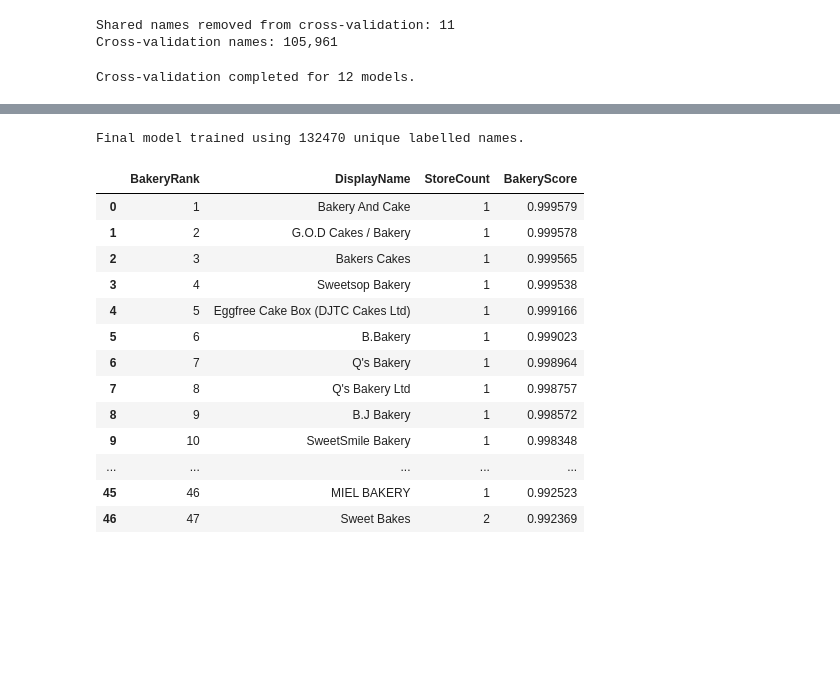
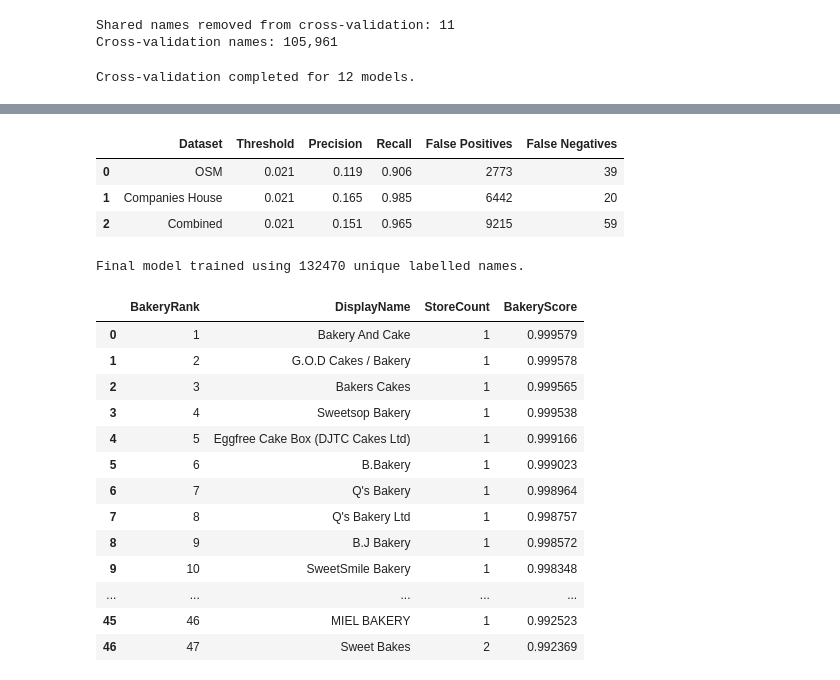
Before and after one commit to rhhythhm/london-bakery-provision, a Jupyter notebook: notebooks/final_bakery_classifier_07.ipynb, the cells around one changed output, grey strips where cells are left out. Saved outputs shown, nothing was run; the diff lists cells and outputs as text; code cells hidden in the pictures; blank space fills up the shorter version.

Commit message:
Complete final bakery classifier

```diff
--- a/notebooks/final_bakery_classifier_07.ipynb
+++ b/notebooks/final_bakery_classifier_07.ipynb
@@ -568,6 +568,49 @@ top_models_by_recall[
 | 26 | 0.99 | Combined | character and word | b... | 0.017 | 0.039 | 0.990 | 0.137 | ... |
 | 27 | 0.99 | Combined | character | balanced | 0.024 | 0.036 | 0.990 | 0.135 | ... |
 | 28 | 0.99 | OSM | character and word | unweig... | 0.003 | 0.035 | 0.993 | 0.135 | ... |
+# %%
+selected_model_name = "Combined | character and word | unweighted"
+
+selected_threshold = (high_recall_cv_results[
+    (high_recall_cv_results["Model"] == selected_model_name) & (high_recall_cv_results["Target Recall"] == 0.90)]
+    ["Threshold"].iloc[0])
+
+evaluation_model = build_bakery_model(feature_type="character_and_word", class_weight=None)
+
+evaluation_model.fit(combined_training_dataset["CleanBusinessName"], combined_training_dataset["BakeryLabel"])
+
+final_test_results = []
+
+test_datasets = {
+    "OSM": osm_test,
+    "Companies House": companies_house_test,
+    "Combined": combined_testing_dataset
+}
+
+for dataset_name, test_data in test_datasets.items():
+
+    scores = evaluation_model.predict_proba(test_data["CleanBusinessName"])[:, 1]
+
+    results = evaluate_scores(
+        actual_labels=test_data["BakeryLabel"],
+        scores=scores,
+        threshold=selected_threshold)
+
+    final_test_results.append({
+        "Dataset": dataset_name,
+        "Threshold": selected_threshold,
+        "Precision": results["Precision"],
+        "Recall": results["Recall"],
+        "False Positives": results["FalsePositives"],
+        "False Negatives": results["FalseNegatives"]
+    })
+
+pd.DataFrame(final_test_results).round(3)
+# %% [output]
+|  | Dataset | Threshold | Precision | Recall | False Positives | False Negatives |
+| 0 | OSM | 0.021 | 0.119 | 0.906 | 2773 | 39 |
+| 1 | Companies House | 0.021 | 0.165 | 0.985 | 6442 | 20 |
+| 2 | Combined | 0.021 | 0.151 | 0.965 | 9215 | 59 |
 # %%
 full_labelled_dataset = (pd.concat(
     [osm_model_data, companies_house_model_data], ignore_index=True)
```
